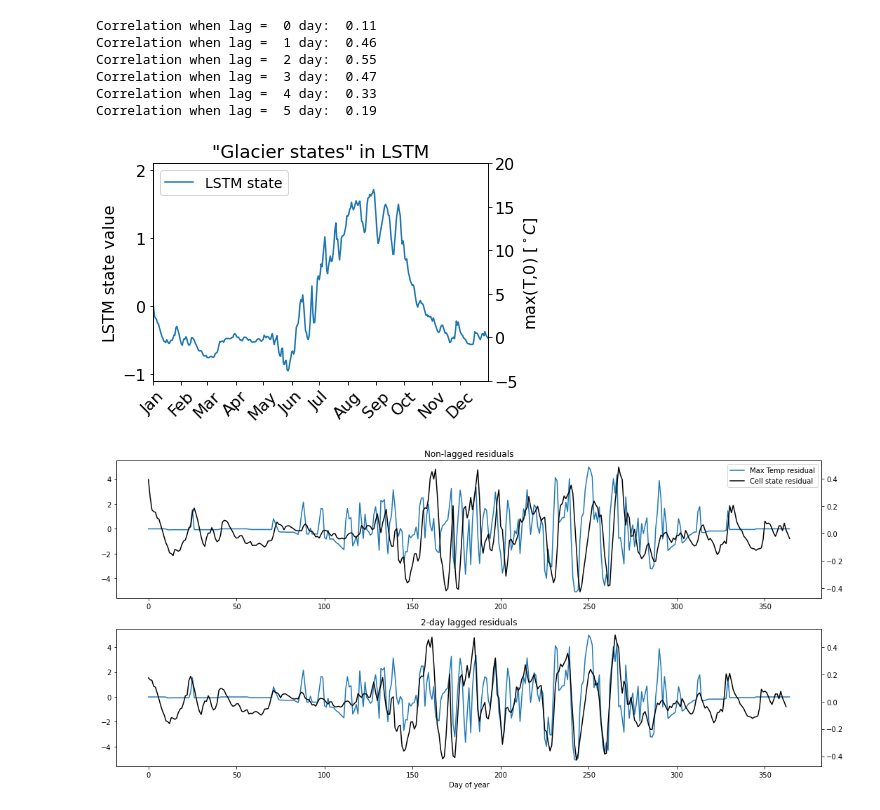
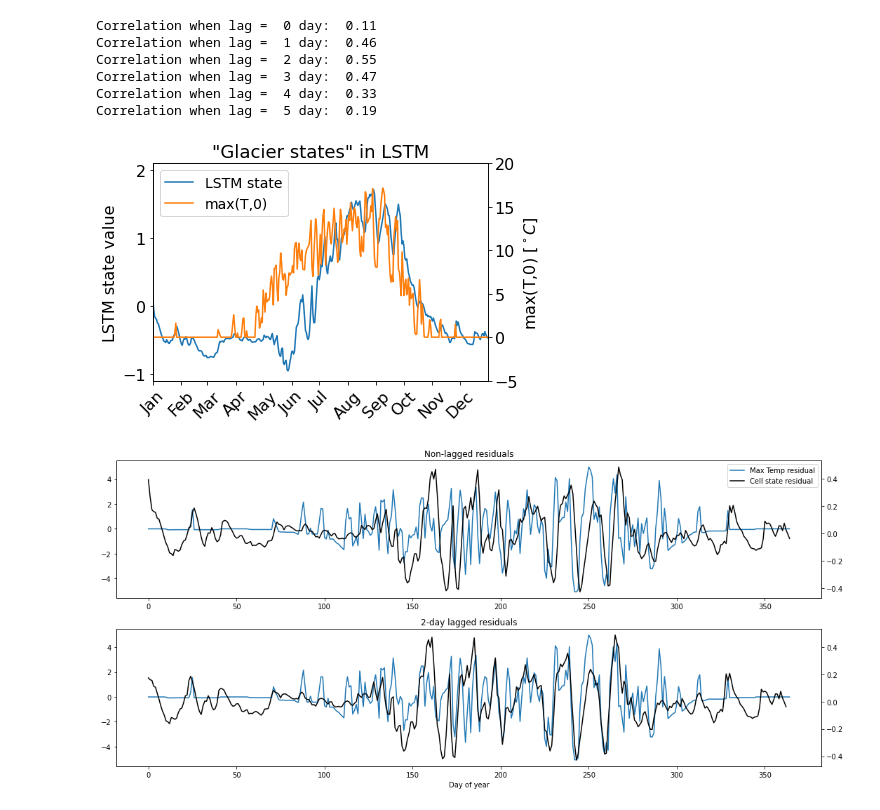
Before and after one commit to andersonsam/CGU_2022_glacier_interpret, a Jupyter notebook: main.ipynb, the cells around one changed output. Cells and saved outputs as stored; diff of their text form; code cells hidden in the pictures.

```diff
--- a/main.ipynb
+++ b/main.ipynb
@@ -374,7 +348,7 @@ for ii in range(N_models): #for each model
   weights, bias = dense_layer.get_weights()
 
   #basin values
-  inds_cluster = np.squeeze(np.argwhere(seasonal_clustering.labels_==cluster_seasonal))
+  inds_cluster = np.squeeze(np.argwhere(stationLabels==cluster_seasonal))
   stationPG_cluster = stationPG[inds_cluster]
 
   # compute cell states
@@ -382,7 +356,7 @@ for ii in range(N_models): #for each model
   day_num = 365*yy #cell state values are the 365 days preceding this day
   layer_num = 0
 
-  xs = np.array(model_CNN.predict(tf.expand_dims(x_test[day_num], axis = 0)))[0]
+  xs = np.array(model_CNN.predict(tf.expand_dims(x_test_day, axis = 0)))[0]
   ct, ht = get_LSTM_states(model = model_LSTM, layer_num = layer_num, xs = xs)
   ct = np.array(ct)
   ht = np.array(ht)
@@ -537,13 +519,9 @@ cluster_pattern = cluster_patterns[0]
 
 window = 30
 
-Tmax_cluster_smooth = pd.Series(Tmax_cluster).rolling(window = window, min_periods = 1, center = True).mean().values
-Tmin_cluster_smooth = pd.Series(Tmin_cluster).rolling(window = window, min_periods = 1, center = True).mean().values
-Tmean_cluster_smooth = pd.Series(Tmean_cluster).rolling(window = window, min_periods = 1, center = True).mean().values
-
-Tmax_cluster_res = Tmax_cluster - Tmax_cluster_smooth
-Tmin_cluster_res = Tmin_cluster - Tmin_cluster_smooth
-Tmean_cluster_res = Tmean_cluster - Tmean_cluster_smooth
+Tmean_positive = pd.read_csv(dir_data + 'Tmean_positive.csv', header = None)[1].values
+Tmean_positive_smooth = pd.Series(Tmean_positive).rolling(window = window, min_periods = 1, center = True).mean().values #smoothed: seasonal scale signal
+Tmean_positive_res = Tmean_positive - Tmean_positive_smooth #residual
 
 cluster_pattern_smooth = pd.Series(cluster_pattern).rolling(window = window, min_periods = 1, center = True).mean().values
 cluster_pattern_res = cluster_pattern - cluster_pattern_smooth
@@ -551,10 +529,10 @@ cluster_pattern_res = cluster_pattern - cluster_pattern_smooth
 #find lag that most highly correlates cell states with positive temperature
 for lag in range(0,6):
   if lag == 0:
-    var1 = Tmean_cluster_res
+    var1 = Tmean_positive_res
     var2 = cluster_pattern_res
   else:
-    var1 = Tmean_cluster_res[:-lag]
+    var1 = Tmean_positive_res[:-lag]
     var2 = cluster_pattern_res[lag:]
 
   print('Correlation when lag = ',lag,'day: ',np.round(np.corrcoef(var1,var2)[0,1], decimals = 2))
@@ -570,35 +548,36 @@ Correlation when lag =  5 day:  0.19
 
 saveIt = 0
 
+#1: plot the variable; 0: don't plot the variable; for combinations of daily/seasonal state/temperature
+daily = 1
+seasonal = 0
+shade = 0 #makes daily signal faded and less prominent to highlight the seasonal signal overtop
+
+T_daily = 1
+T_seasonal = 0
+
+fs = 16
+
+#rename variables
+x1 = cluster_pattern_smooth
+x2 = cluster_pattern_res
+x3 = x1 + x2
+x4 = cluster_pattern
+xim = np.zeros((1,1))
+
+#colourmap for shading over daily pattern (just white)
 cmap = matplotlib.colors.ListedColormap(np.array([255,255,255])/255)
 bounds = [0,1,2,3]
 norm = matplotlib.colors.BoundaryNorm(bounds, cmap.N)
 
-daily = 1
-seasonal = 0
-shade = 0
-
-T_daily = 0
-T_seasonal = 0
-T_shade = 0
-
-fs = 16
-
-x1 = cluster_pattern_smooth
-x2 = cluster_pattern_res
-x3 = x1 + x2
-x4 = cluster_pattern
-
-xim = np.zeros((1,1))
-
-fig, ax = plt.subplots()#figsize = (20,4))
+fig, ax = plt.subplots()
 
 ##### LSTM STATES
 
 if daily:
   ax.plot(x3, zorder = 0, label = 'LSTM state')
 if shade:
-  ax.imshow(xim, extent = [0,365,-1.1,1.8], alpha = 0.7, aspect = 'auto', cmap = cmap)#'Blues')
+  ax.imshow(xim, extent = [0,365,-1.1,1.8], alpha = 0.7, aspect = 'auto', cmap = cmap)
 if seasonal:
   ax.plot(x1, label = 'LSTM state')#, 'k')
 
@@ -612,39 +591,37 @@ ax.set_title('"Glacier states" in LSTM', fontsize = fs+2)
 
 ##### POSITIVE TEMPERATURES
 
-var = Tmean_cluster - 273
-var_seas = Tmean_cluster_smooth - 273
-var_res = Tmean_cluster_res - 273
-
-# if T_daily or T_seasonal or T_shade:
+var = Tmean_positive - 273
+var_seas = Tmean_positive_smooth - 273
+var_res = Tmean_positive_res - 273
 
 ax2 = ax.twinx()
 
 if T_daily:
   ax2.plot(var, color = '#ff7f0e', label = 'max(T,0)')
 if T_seasonal:
   ax2.plot(var_seas, color = '#ff7f0e', label = 'max(T,0)')
 
 ax2.set_ylim(bottom = -4, top = 18)
 ax2.set_yticks(ax2.get_yticks()[::2])
 ax2.tick_params(labelsize = fs)
 ax2.set_ylabel('max(T,0) [$^\circ C$]', fontsize = fs)
 
 #one legend with labels from both ax and ax2
 h, l = ax.get_legend_handles_labels()
 h2, l2 = ax2.get_legend_handles_labels()
 labels = l+l2
 handles = h+h2
 ax.legend(handles, labels, fontsize = fs-2)
 
 if saveIt:
 
   filename = 'LSTM_state_day_season_shade_Tday_Tseason_Tres__' + str(daily) + '_' + str(seasonal) + '_' + str(shade) + '_' + str(T_daily) + '_' + str(T_seasonal) + '.png'
   plt.savefig(filename, dpi = 300, bbox_inches = 'tight')
 
 plt.show()
 # %% [output]
-[figure, old version]
+[figure, new version]
 # %%
 #residuals
 
```
Also changed, not shown: parts of 15 cells of this notebook.
